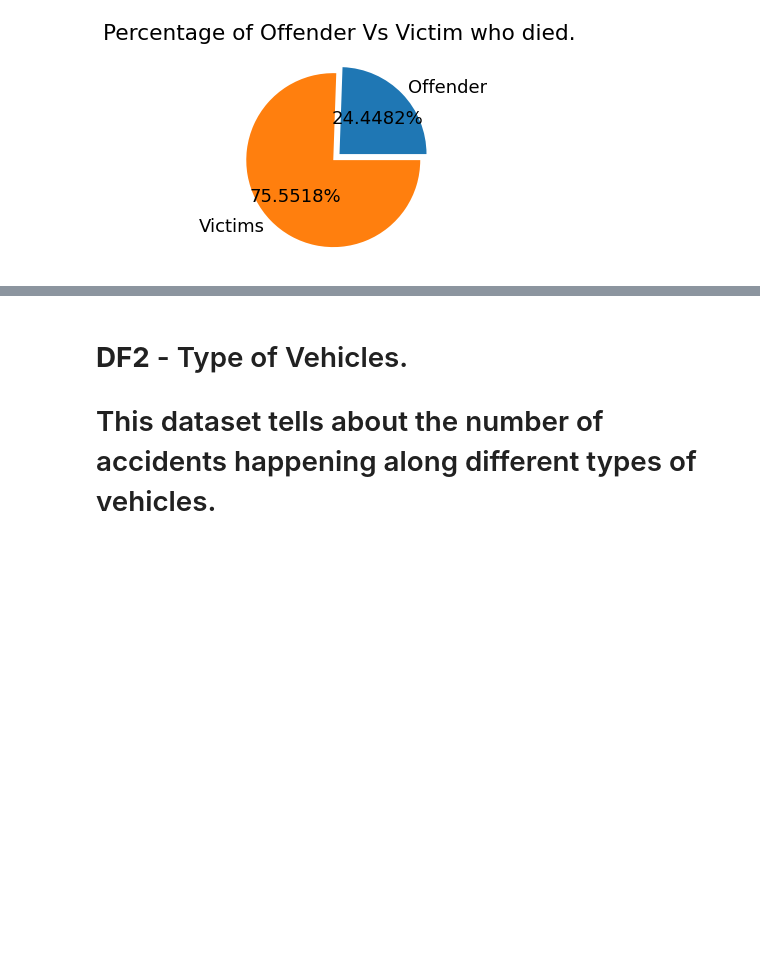
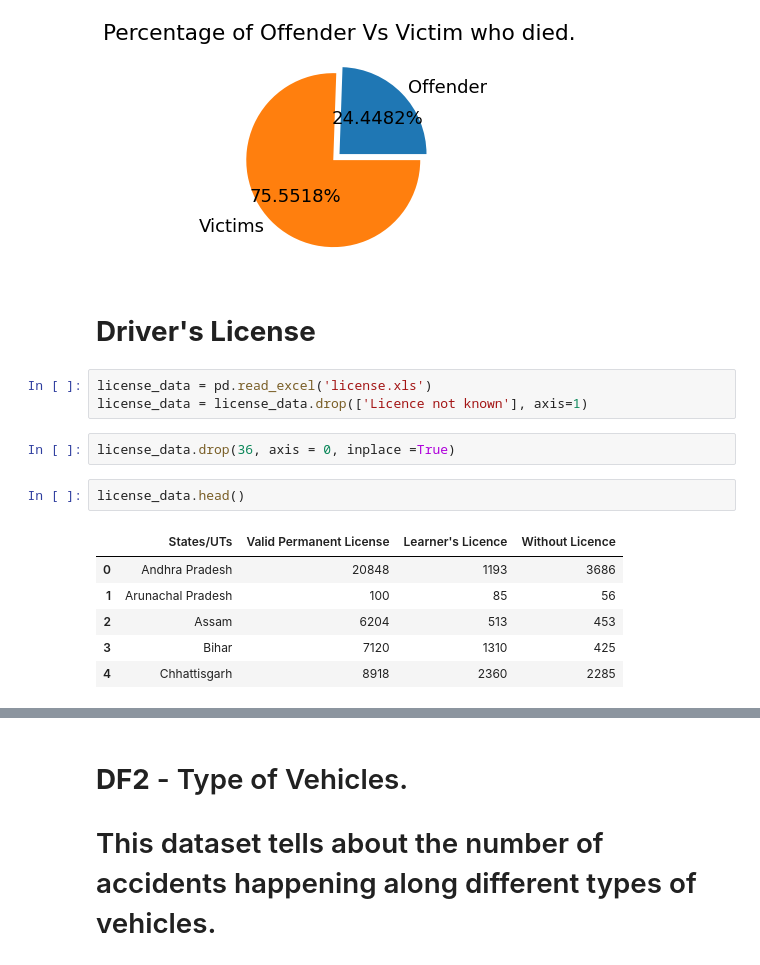
Before and after one commit to prajapatiabhi/Analysis_Of_Road_Accidents_in_India, a Jupyter notebook: Analysis_Road_Accidents.ipynb, the cells around one changed output, grey strips where cells are left out. Drawn from its saved outputs; the diff is of its cells as text; blank space fills up the shorter version.

```diff
--- a/Analysis_Road_Accidents.ipynb
+++ b/Analysis_Road_Accidents.ipynb
@@ -402,3 +402,19 @@ plt.title("Percentage of Offender Vs Victim who died.")
 plt.show()
 # %% [output]
 [figure]
+# %% [markdown]
+# **Driver's License**
+# %%
+license_data = pd.read_excel('license.xls')
+license_data = license_data.drop(['Licence not known'], axis=1)
+# %%
+license_data.drop(36, axis = 0, inplace =True)
+# %%
+license_data.head()
+# %% [output]
+|  | States/UTs | Valid Permanent License | Learner's Licence | Without Licence |
+| 0 | Andhra Pradesh | 20848 | 1193 | 3686 |
+| 1 | Arunachal Pradesh | 100 | 85 | 56 |
+| 2 | Assam | 6204 | 513 | 453 |
+| 3 | Bihar | 7120 | 1310 | 425 |
+| 4 | Chhattisgarh | 8918 | 2360 | 2285 |
```
Also changed, not shown: parts of 15 cells of this notebook.
